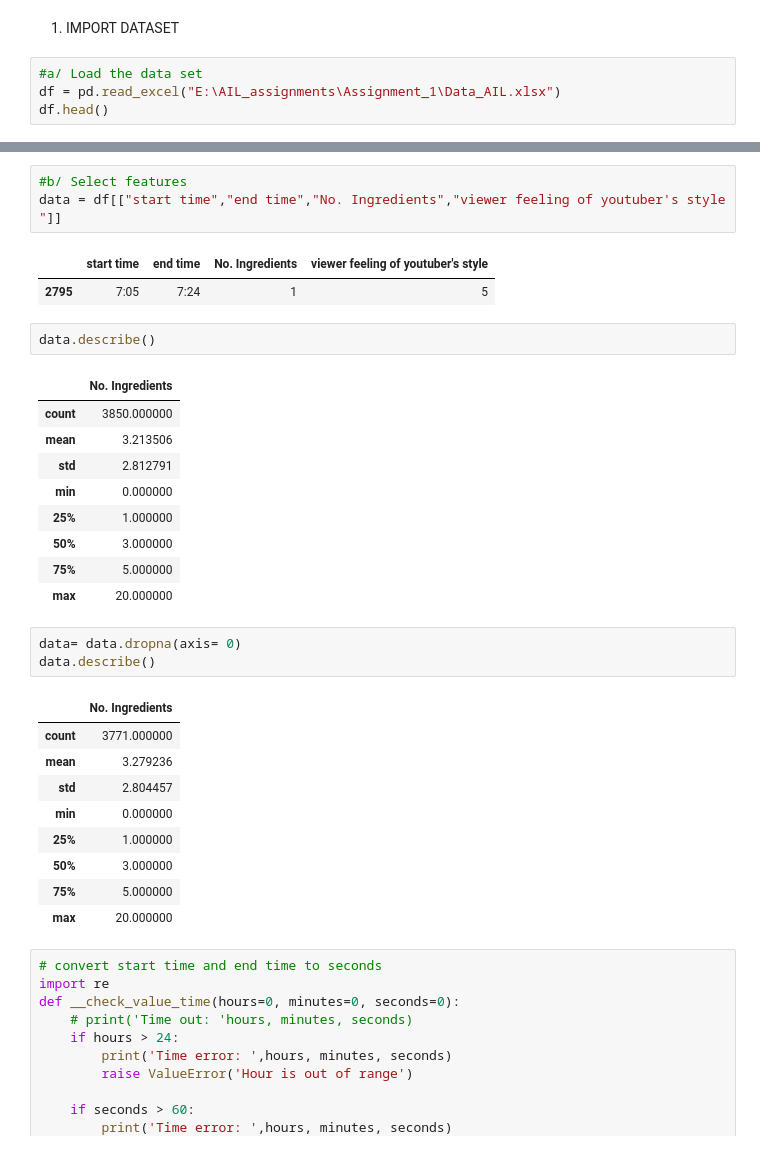
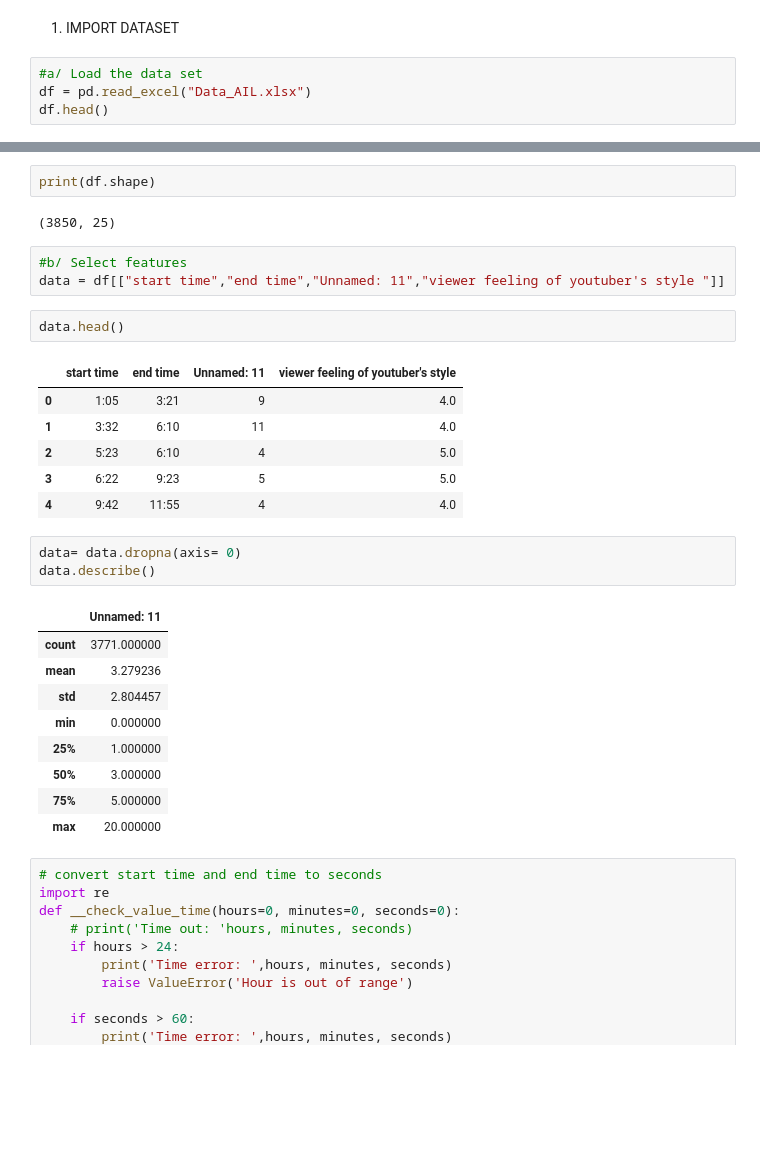
Before and after one commit to nghiavuPrac/AIL_Assignment, a Jupyter notebook: Assignment_1/predict_viewerFeeling.ipynb, the cells around one changed output, grey strips where cells are left out. Drawn from its saved outputs; the diff is of its cells as text; blank space fills up the shorter version.

```diff
--- a/Assignment_1/predict_viewerFeeling.ipynb
+++ b/Assignment_1/predict_viewerFeeling.ipynb
@@ -6,6 +6,6 @@ import matplotlib.pyplot as plt
 1. IMPORT DATASET
 # %%
 #a/ Load the data set
-df = pd.read_excel("E:\AIL_assignments\Assignment_1\Data_AIL.xlsx")
+df = pd.read_excel("Data_AIL.xlsx")
 df.head()
 # %% [output]
@@ -13,26 +19,24 @@ ImportError: Missing optional dependency 'openpyxl'.  Use pip or conda to instal
+# %%
+print(df.shape)
+# %% [output]
+(3850, 25)
 # %%
 #b/ Select features
-data = df[["start time","end time","No. Ingredients","viewer feeling of youtuber's style "]]
+data = df[["start time","end time","Unnamed: 11","viewer feeling of youtuber's style "]]
-# %% [output]
-|  | start time | end time | No. Ingredients | viewer feeling of youtuber's style |
-| 2795 | 7:05 | 7:24 | 1 | 5 |
 # %%
-data.describe()
+data.head()
 # %% [output]
-|  | No. Ingredients |
-| count | 3850.000000 |
-| mean | 3.213506 |
-| std | 2.812791 |
-| min | 0.000000 |
-| 25% | 1.000000 |
-| 50% | 3.000000 |
-| 75% | 5.000000 |
-| max | 20.000000 |
+|  | start time | end time | Unnamed: 11 | viewer feeling of youtuber's style |
+| 0 | 1:05 | 3:21 | 9 | 4.0 |
+| 1 | 3:32 | 6:10 | 11 | 4.0 |
+| 2 | 5:23 | 6:10 | 4 | 5.0 |
+| 3 | 6:22 | 9:23 | 5 | 5.0 |
+| 4 | 9:42 | 11:55 | 4 | 4.0 |
 # %%
 data= data.dropna(axis= 0)
 data.describe()
 # %% [output]
-|  | No. Ingredients |
+|  | Unnamed: 11 |
 | count | 3771.000000 |
 | mean | 3.279236 |
 | std | 2.804457 |
```
Also changed, not shown: parts of 23 cells of this notebook, 1 other file.
